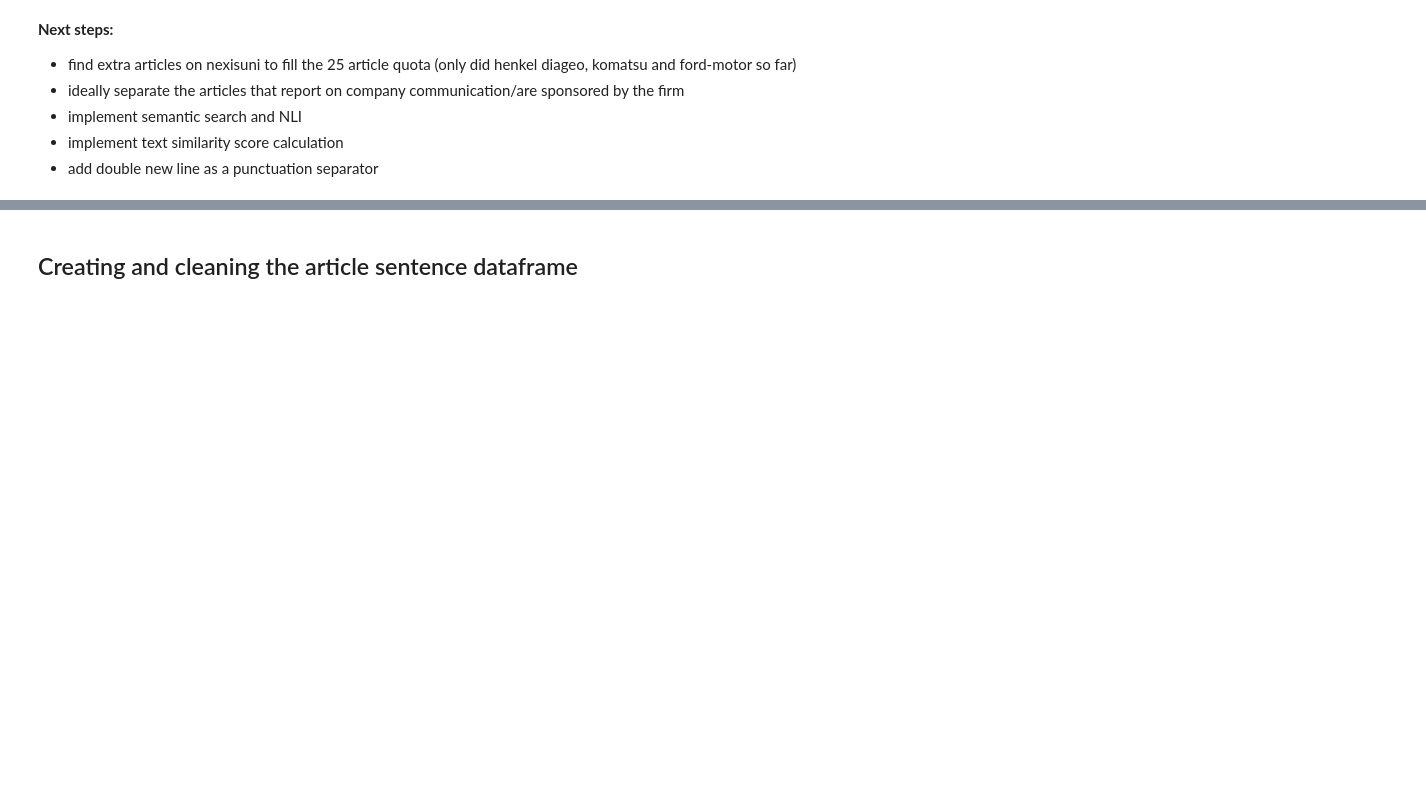
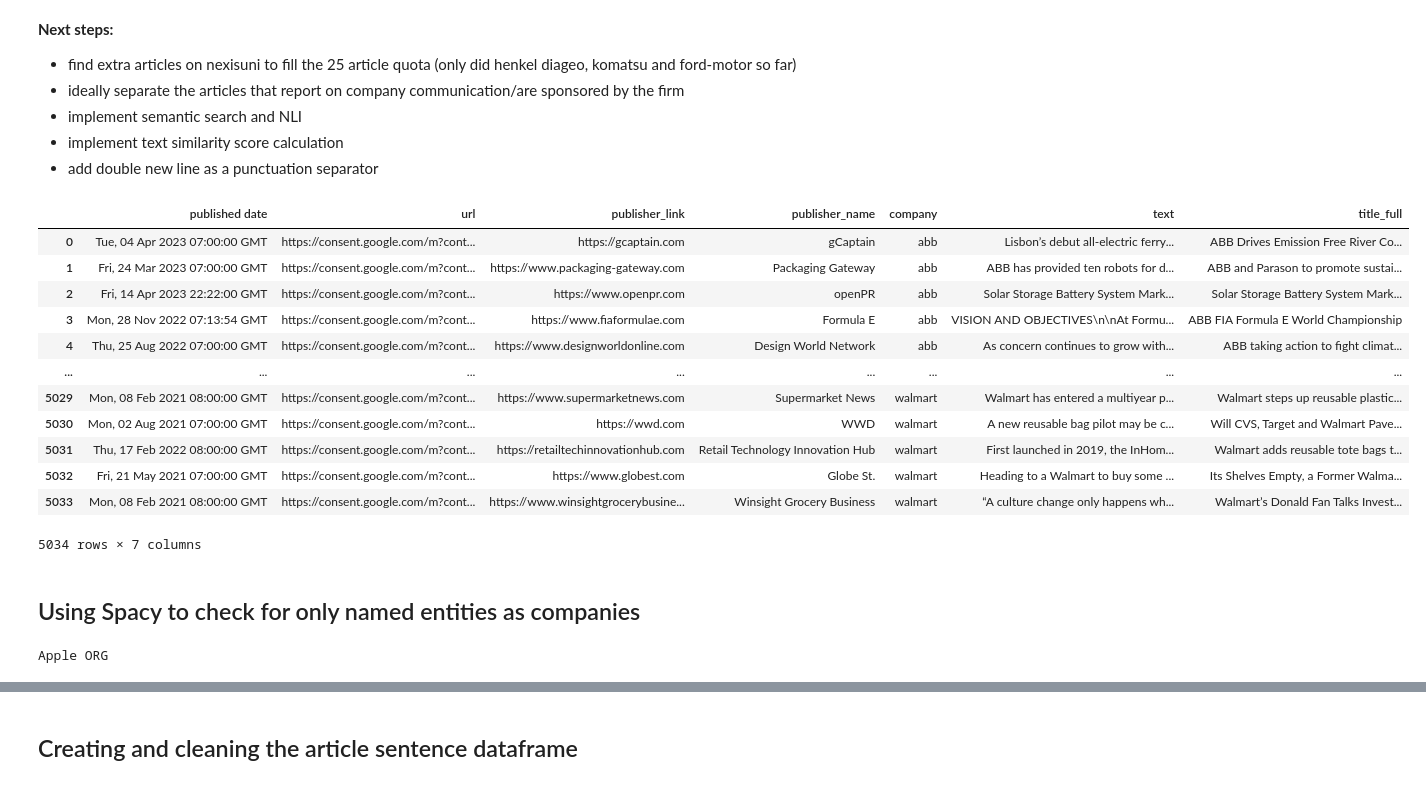
Before and after one commit to dathanh-nguyen/Thesis, a Jupyter notebook: data_pre-processing/GNews_scraping.ipynb, the cells around one changed output, grey strips where cells are left out. Saved outputs shown, nothing was run; the diff lists cells and outputs as text; code cells hidden in the pictures; blank space fills up the shorter version.

```diff
--- a/data_pre-processing/GNews_scraping.ipynb
+++ b/data_pre-processing/GNews_scraping.ipynb
@@ -623,3 +656,26 @@ list(zip(df_nodup[df_nodup['company']=='ford-motor']['title_full'].values,
 - implement semantic search and NLI
 - implement text similarity score calculation
 - add double new line as a punctuation separator
+# %%
+df_nodup = pd.read_csv('df_nodup.csv')
+df_nodup
+# %% [output]
+|  | published date | url | publisher_link | publisher_name | company | text | title_full |
+| 0 | Tue, 04 Apr 2023 07:00:00 GMT | https://consent.google.com/m?cont... | https://gcaptain.com | gCaptain | abb | Lisbon’s debut all-electric ferry... | ABB Drives Emission Free River Co... |
+| 1 | Fri, 24 Mar 2023 07:00:00 GMT | https://consent.google.com/m?cont... | https://www.packaging-gateway.com | Packaging Gateway | abb | ABB has provided ten robots for d... | ABB and Parason to promote sustai... |
+| 2 | Fri, 14 Apr 2023 22:22:00 GMT | https://consent.google.com/m?cont... | https://www.openpr.com | openPR | abb | Solar Storage Battery System Mark... | Solar Storage Battery System Mark... |
+| 3 | Mon, 28 Nov 2022 07:13:54 GMT | https://consent.google.com/m?cont... | https://www.fiaformulae.com | Formula E | abb | VISION AND OBJECTIVES\n\nAt Formu... | ABB FIA Formula E World Championship |
+| 4 | Thu, 25 Aug 2022 07:00:00 GMT | https://consent.google.com/m?cont... | https://www.designworldonline.com | Design World Network | abb | As concern continues to grow with... | ABB taking action to fight climat... |
+| ... | ... | ... | ... | ... | ... | ... | ... |
+| 5029 | Mon, 08 Feb 2021 08:00:00 GMT | https://consent.google.com/m?cont... | https://www.supermarketnews.com | Supermarket News | walmart | Walmart has entered a multiyear p... | Walmart steps up reusable plastic... |
+| 5030 | Mon, 02 Aug 2021 07:00:00 GMT | https://consent.google.com/m?cont... | https://wwd.com | WWD | walmart | A new reusable bag pilot may be c... | Will CVS, Target and Walmart Pave... |
+| 5031 | Thu, 17 Feb 2022 08:00:00 GMT | https://consent.google.com/m?cont... | https://retailtechinnovationhub.com | Retail Technology Innovation Hub | walmart | First launched in 2019, the InHom... | Walmart adds reusable tote bags t... |
+| 5032 | Fri, 21 May 2021 07:00:00 GMT | https://consent.google.com/m?cont... | https://www.globest.com | Globe St. | walmart | Heading to a Walmart to buy some ... | Its Shelves Empty, a Former Walma... |
+| 5033 | Mon, 08 Feb 2021 08:00:00 GMT | https://consent.google.com/m?cont... | https://www.winsightgrocerybusine... | Winsight Grocery Business | walmart | “A culture change only happens wh... | Walmart’s Donald Fan Talks Invest... |
+5034 rows × 7 columns
+# %% [markdown]
+## Using Spacy to check for only named entities as companies
+# %%
+nlp = spacy.load('en_core_web_trf')
+# %% [output]
+Apple ORG
```
Also changed, not shown: parts of 34 cells of this notebook, 1 other file.
